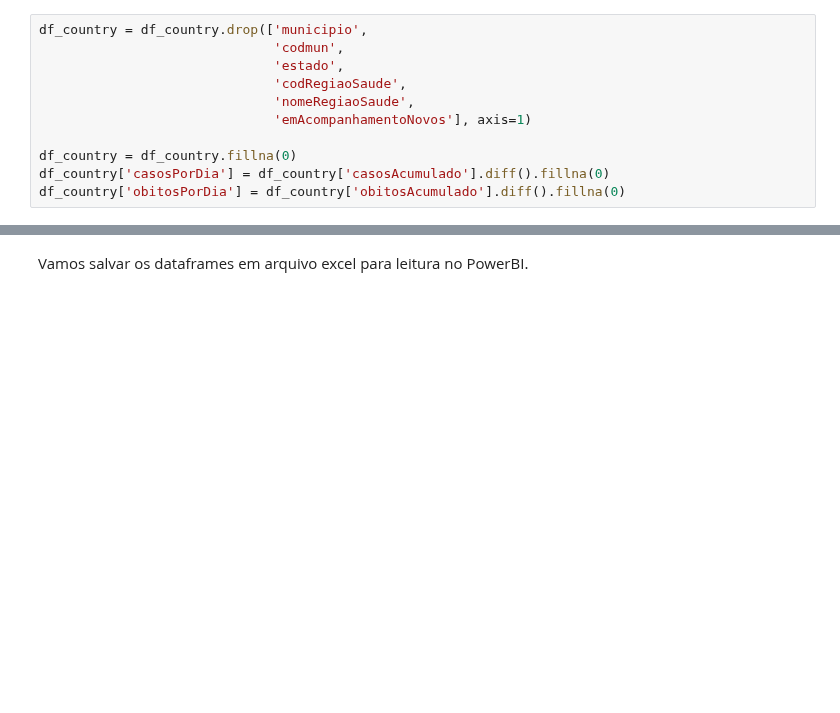
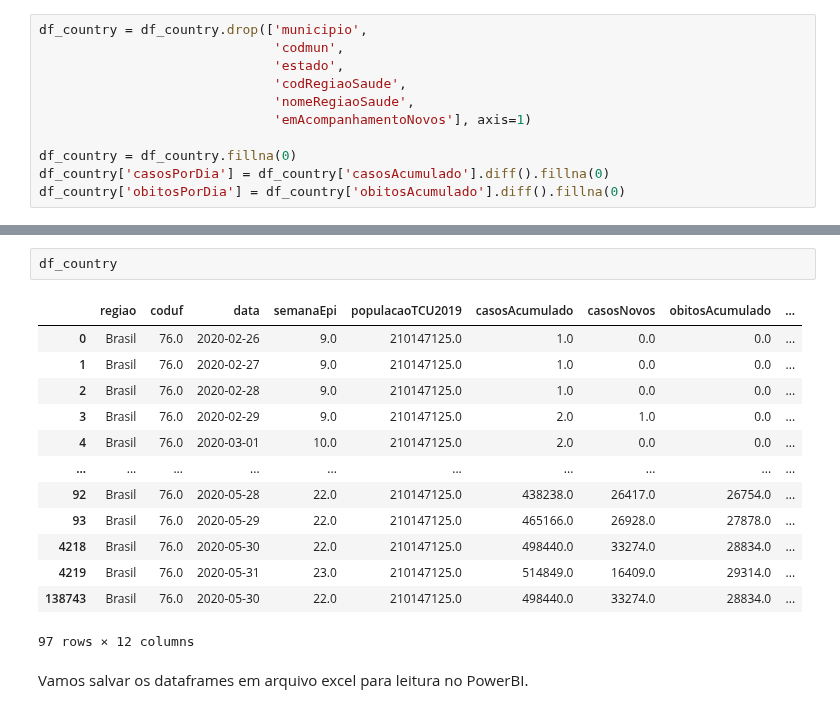
Before and after one commit to jralbbuquerque/dashboard-covid19, a Jupyter notebook: notebooks/etl-covid-data.ipynb, the cells around one changed output, grey strips where cells are left out. Cells and saved outputs as stored; diff of their text form; blank space fills up the shorter version.

```diff
--- a/notebooks/etl-covid-data.ipynb
+++ b/notebooks/etl-covid-data.ipynb
@@ -166,3 +166,19 @@ df_country.head()
+# %%
+df_country
+# %% [output]
+|  | regiao | coduf | data | semanaEpi | populacaoTCU2019 | casosAcumulado | casosNovos | obitosAcumulado | ... |
+| 0 | Brasil | 76.0 | 2020-02-26 | 9.0 | 210147125.0 | 1.0 | 0.0 | 0.0 | ... |
+| 1 | Brasil | 76.0 | 2020-02-27 | 9.0 | 210147125.0 | 1.0 | 0.0 | 0.0 | ... |
+| 2 | Brasil | 76.0 | 2020-02-28 | 9.0 | 210147125.0 | 1.0 | 0.0 | 0.0 | ... |
+| 3 | Brasil | 76.0 | 2020-02-29 | 9.0 | 210147125.0 | 2.0 | 1.0 | 0.0 | ... |
+| 4 | Brasil | 76.0 | 2020-03-01 | 10.0 | 210147125.0 | 2.0 | 0.0 | 0.0 | ... |
+| ... | ... | ... | ... | ... | ... | ... | ... | ... | ... |
+| 92 | Brasil | 76.0 | 2020-05-28 | 22.0 | 210147125.0 | 438238.0 | 26417.0 | 26754.0 | ... |
+| 93 | Brasil | 76.0 | 2020-05-29 | 22.0 | 210147125.0 | 465166.0 | 26928.0 | 27878.0 | ... |
+| 4218 | Brasil | 76.0 | 2020-05-30 | 22.0 | 210147125.0 | 498440.0 | 33274.0 | 28834.0 | ... |
+| 4219 | Brasil | 76.0 | 2020-05-31 | 23.0 | 210147125.0 | 514849.0 | 16409.0 | 29314.0 | ... |
+| 138743 | Brasil | 76.0 | 2020-05-30 | 22.0 | 210147125.0 | 498440.0 | 33274.0 | 28834.0 | ... |
+97 rows × 12 columns
 # %% [markdown]
 Vamos salvar os dataframes em arquivo excel para leitura no PowerBI.
 # %%
```
Also changed, not shown: parts of 8 cells of this notebook, 2 other files.
